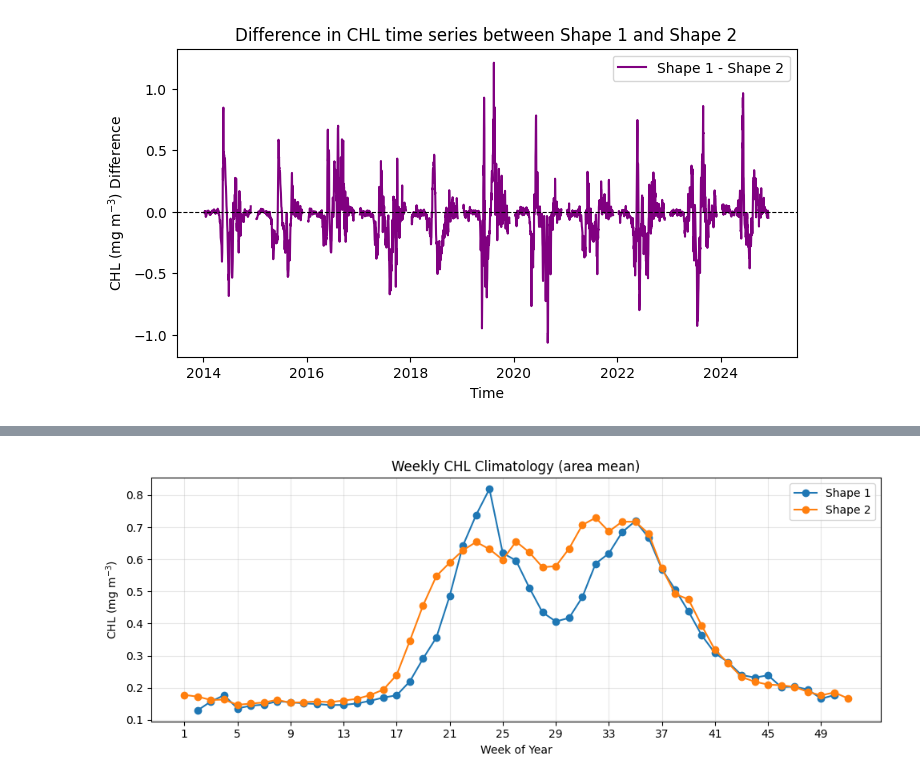
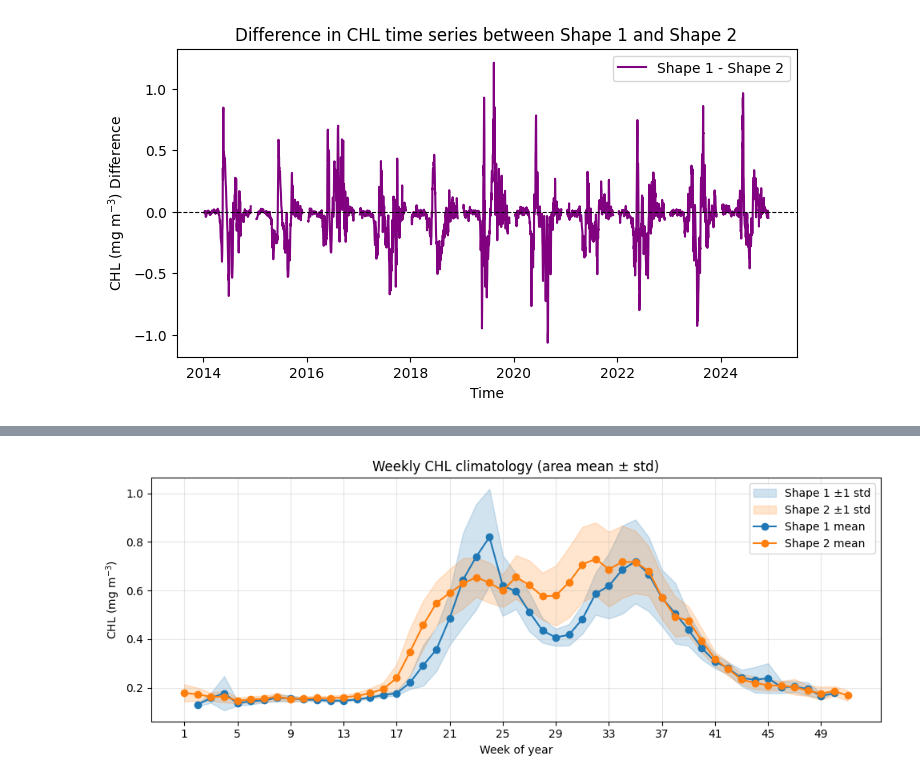
Before and after one commit to ROYVNZ/Masters, a Jupyter notebook: Scripts/Satellite_data.ipynb, the cells around one changed output, grey strips where cells are left out. Saved outputs shown, nothing was run; the diff lists cells and outputs as text; code cells hidden in the pictures.

```diff
--- a/Scripts/Satellite_data.ipynb
+++ b/Scripts/Satellite_data.ipynb
@@ -465,33 +526,50 @@ plt.show()
 # %%
-# Weekly Shape Climatology, (starting at Monday)
+# Weekly Shape Climatology with standard deviation envelopes (starting at Monday)
 Shape1_wk = Shape1_CHL.resample(time='W-MON').mean()
 Shape2_wk = Shape2_CHL.resample(time='W-MON').mean()
 
-# Creating Weekly climatology across all years (1..53 possible)
-Shape1_clim52 = Shape1_wk.groupby('time.week').mean('time')  # (week, lat, lon)
+Shape1_clim52 = Shape1_wk.groupby('time.week').mean('time')
 Shape2_clim52 = Shape2_wk.groupby('time.week').mean('time')
 
-# Spatial mean to get 1D weekly series
-Shape1_area_mean = Shape1_clim52.mean(dim=('latitude','longitude'), skipna=True)
-Shape2_area_mean = Shape2_clim52.mean(dim=('latitude','longitude'), skipna=True)
+Shape1_area_mean = Shape1_clim52.mean(dim=('latitude', 'longitude'), skipna=True)
+Shape2_area_mean = Shape2_clim52.mean(dim=('latitude', 'longitude'), skipna=True)
+Shape1_area_std = Shape1_clim52.std(dim=('latitude', 'longitude'), skipna=True)
+Shape2_area_std = Shape2_clim52.std(dim=('latitude', 'longitude'), skipna=True)
 
+weeks_idx = Shape1_area_mean['week'].values
 
-# 4) Plot
-fig, ax = plt.subplots(figsize=(10,4))
-Shape1_area_mean.plot(ax=ax, marker='o', label='Shape 1')
-Shape2_area_mean.plot(ax=ax, marker='o', label='Shape 2')
+fig, ax = plt.subplots(figsize=(10, 4))
+shape1_color = 'tab:blue'
+shape2_color = 'tab:orange'
 
-ax.set_title('Weekly CHL Climatology (area mean)')
-ax.set_xlabel('Week of Year')
+ax.fill_between(
+    weeks_idx,
+    (Shape1_area_mean - Shape1_area_std).values,
+    (Shape1_area_mean + Shape1_area_std).values,
+    color=shape1_color,
+    alpha=0.2,
+    label='Shape 1 ±1 std'
+)
+ax.fill_between(
+    weeks_idx,
+    (Shape2_area_mean - Shape2_area_std).values,
+    (Shape2_area_mean + Shape2_area_std).values,
+    color=shape2_color,
+    alpha=0.2,
+    label='Shape 2 ±1 std'
+)
+
+ax.plot(weeks_idx, Shape1_area_mean.values, marker='o', color=shape1_color, label='Shape 1 mean')
+ax.plot(weeks_idx, Shape2_area_mean.values, marker='o', color=shape2_color, label='Shape 2 mean')
+
+ax.set_title('Weekly CHL climatology (area mean ± std)')
+ax.set_xlabel('Week of year')
 ax.set_ylabel('CHL (mg m$^{-3}$)')
-
-
-ax.set_xticks(np.arange(1,53,4))  # tick every ~4 weeks for readability
-
+ax.set_xticks(np.arange(1, 53, 4))
 ax.grid(True, alpha=0.3)
 ax.legend()
 plt.tight_layout()
 plt.show()
 # %% [output]
-[figure, old version]
+[figure, new version]
 # %%
```
Also changed, not shown: parts of 5 cells of this notebook.
